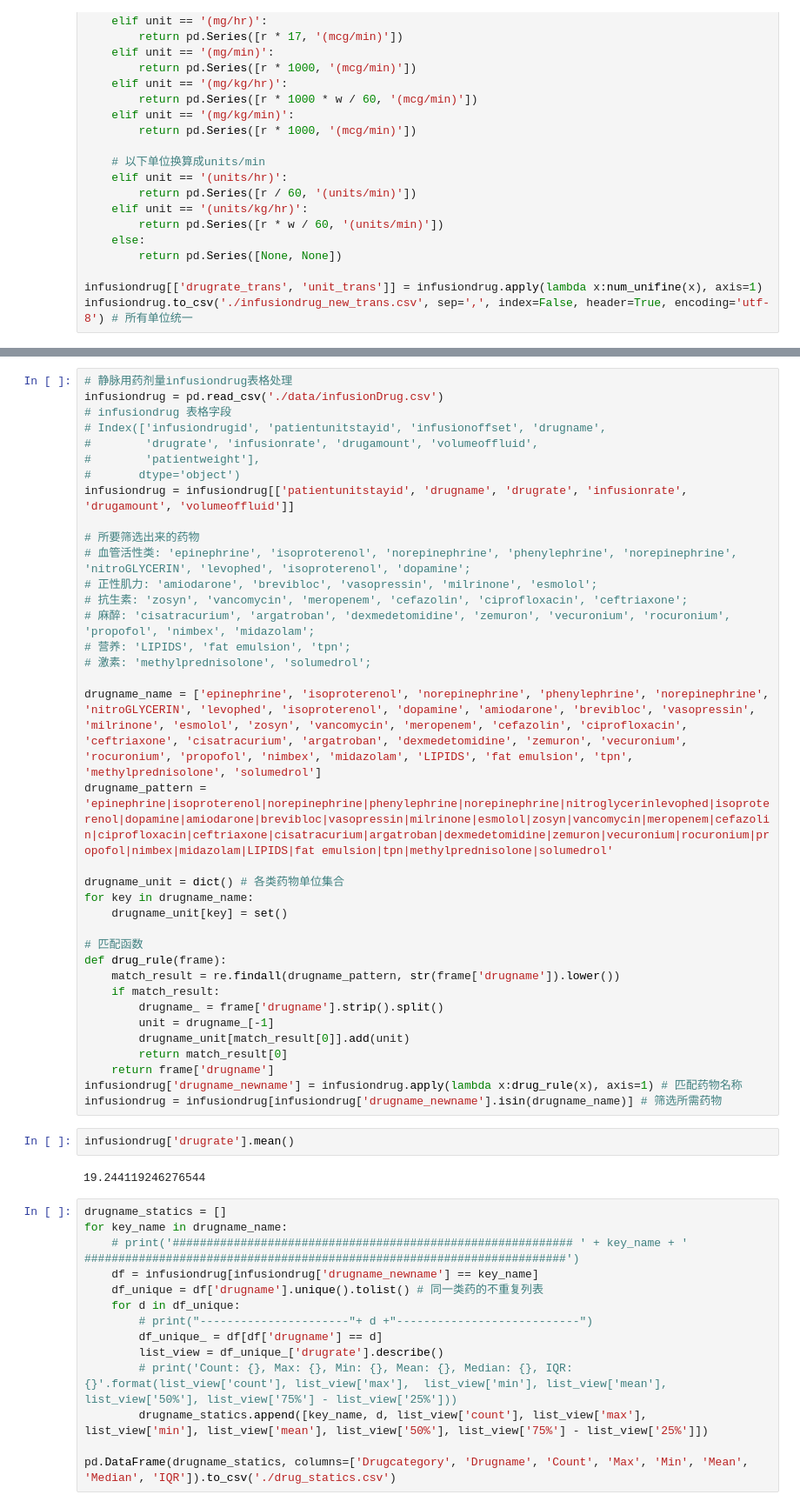
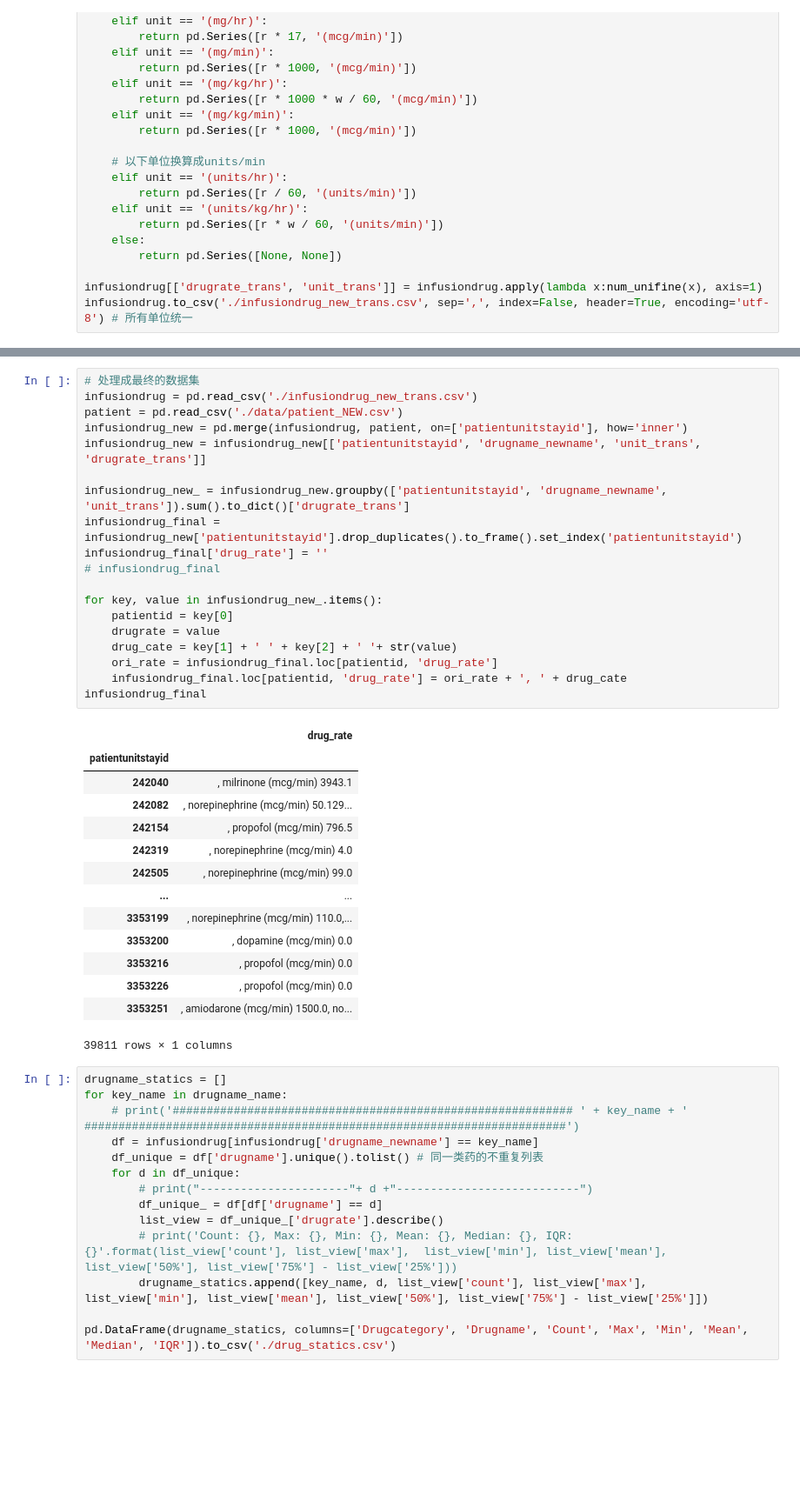
Before and after one commit to HanlongLiao/EICU, a Jupyter notebook: new_project/data_preproc.ipynb, the cells around one changed output, grey strips where cells are left out. Shown at 87% size. Drawn from its saved outputs; the diff is of its cells as text; blank space fills up the shorter version.

Commit message:
202203241142 finish frame4

```diff
--- a/new_project/data_preproc.ipynb
+++ b/new_project/data_preproc.ipynb
@@ -388,43 +369,37 @@ infusiondrug_new = pd.merge(infusiondrug, )
-# %%
-# 静脉用药剂量infusiondrug表格处理
-infusiondrug = pd.read_csv('./data/infusionDrug.csv')
-# infusiondrug 表格字段
-# Index(['infusiondrugid', 'patientunitstayid', 'infusionoffset', 'drugname',
-#        'drugrate', 'infusionrate', 'drugamount', 'volumeoffluid',
-#        'patientweight'],
-#       dtype='object')
-infusiondrug = infusiondrug[['patientunitstayid', 'drugname', 'drugrate', 'infusionrate', 'drugamount', 'volumeoffluid']]
-
-# 所要筛选出来的药物
-# 血管活性类: 'epinephrine', 'isoproterenol', 'norepinephrine', 'phenylephrine', 'norepinephrine', 'nitroGLYCERIN', 'levophed', 'isoproterenol', 'dopamine';
-# 正性肌力: 'amiodarone', 'brevibloc', 'vasopressin', 'milrinone', 'esmolol';
-# 抗生素: 'zosyn', 'vancomycin', 'meropenem', 'cefazolin', 'ciprofloxacin', 'ceftriaxone';
-# 麻醉: 'cisatracurium', 'argatroban', 'dexmedetomidine', 'zemuron', 'vecuronium', 'rocuronium', 'propofol', 'nimbex', 'midazolam';
-# 营养: 'LIPIDS', 'fat emulsion', 'tpn';
-# 激素: 'methylprednisolone', 'solumedrol';
-
-drugname_name = ['epinephrine', 'isoproterenol', 'norepinephrine', 'phenylephrine', 'norepinephrine', 'nitroGLYCERIN', 'levophed', 'isoproterenol', 'dopamine', 'amiodarone', 'brevibloc', 'vasopressin', 'milrinone', 'esmolol', 'zosyn', 'vancomycin', 'meropenem', 'cefazolin', 'ciprofloxacin', 'ceftriaxone', 'cisatracurium', 'argatroban', 'dexmedetomidine', 'zemuron', 'vecuronium', 'rocuronium', 'propofol', 'nimbex', 'midazolam', 'LIPIDS', 'fat emulsion', 'tpn', 'methylprednisolone', 'solumedrol']
-drugname_pattern = 'epinephrine|isoproterenol|norepinephrine|phenylephrine|norepinephrine|nitroglycerinlevophed|isoproterenol|dopamine|amiodarone|brevibloc|vasopressin|milrinone|esmolol|zosyn|vancomycin|meropenem|cefazolin|ciprofloxacin|ceftriaxone|cisatracurium|argatroban|dexmedetomidine|zemuron|vecuronium|rocuronium|propofol|nimbex|midazolam|LIPIDS|fat emulsion|tpn|methylprednisolone|solumedrol'
-
-drugname_unit = dict() # 各类药物单位集合
-for key in drugname_name:
-    drugname_unit[key] = set()
-
-# 匹配函数
-def drug_rule(frame):
-    match_result = re.findall(drugname_pattern, str(frame['drugname']).lower())
-    if match_result:
-        drugname_ = frame['drugname'].strip().split()
-        unit = drugname_[-1]
-        drugname_unit[match_result[0]].add(unit)
-        return match_result[0]
-    return frame['drugname']
-infusiondrug['drugname_newname'] = infusiondrug.apply(lambda x:drug_rule(x), axis=1) # 匹配药物名称
-infusiondrug = infusiondrug[infusiondrug['drugname_newname'].isin(drugname_name)] # 筛选所需药物
-# %%
-infusiondrug['drugrate'].mean()
-# %% [output]
-19.244119246276544
+# %%
+# 处理成最终的数据集
+infusiondrug = pd.read_csv('./infusiondrug_new_trans.csv')
+patient = pd.read_csv('./data/patient_NEW.csv')
+infusiondrug_new = pd.merge(infusiondrug, patient, on=['patientunitstayid'], how='inner')
+infusiondrug_new = infusiondrug_new[['patientunitstayid', 'drugname_newname', 'unit_trans', 'drugrate_trans']]
+
+infusiondrug_new_ = infusiondrug_new.groupby(['patientunitstayid', 'drugname_newname', 'unit_trans']).sum().to_dict()['drugrate_trans']
+infusiondrug_final = infusiondrug_new['patientunitstayid'].drop_duplicates().to_frame().set_index('patientunitstayid')
+infusiondrug_final['drug_rate'] = ''
+# infusiondrug_final
+
+for key, value in infusiondrug_new_.items():
+    patientid = key[0]
+    drugrate = value
+    drug_cate = key[1] + ' ' + key[2] + ' '+ str(value)
+    ori_rate = infusiondrug_final.loc[patientid, 'drug_rate']
+    infusiondrug_final.loc[patientid, 'drug_rate'] = ori_rate + ', ' + drug_cate
+infusiondrug_final
+# %% [output]
+|  | drug_rate |
+| patientunitstayid |  |
+| 242040 | , milrinone (mcg/min) 3943.1 |
+| 242082 | , norepinephrine (mcg/min) 50.129... |
+| 242154 | , propofol (mcg/min) 796.5 |
+| 242319 | , norepinephrine (mcg/min) 4.0 |
+| 242505 | , norepinephrine (mcg/min) 99.0 |
+| ... | ... |
+| 3353199 | , norepinephrine (mcg/min) 110.0,... |
+| 3353200 | , dopamine (mcg/min) 0.0 |
+| 3353216 | , propofol (mcg/min) 0.0 |
+| 3353226 | , propofol (mcg/min) 0.0 |
+| 3353251 | , amiodarone (mcg/min) 1500.0, no... |
+39811 rows × 1 columns
 # %%
 drugname_statics = []
 for key_name in drugname_name:
```
Also changed, not shown: parts of 1 cell of this notebook.
